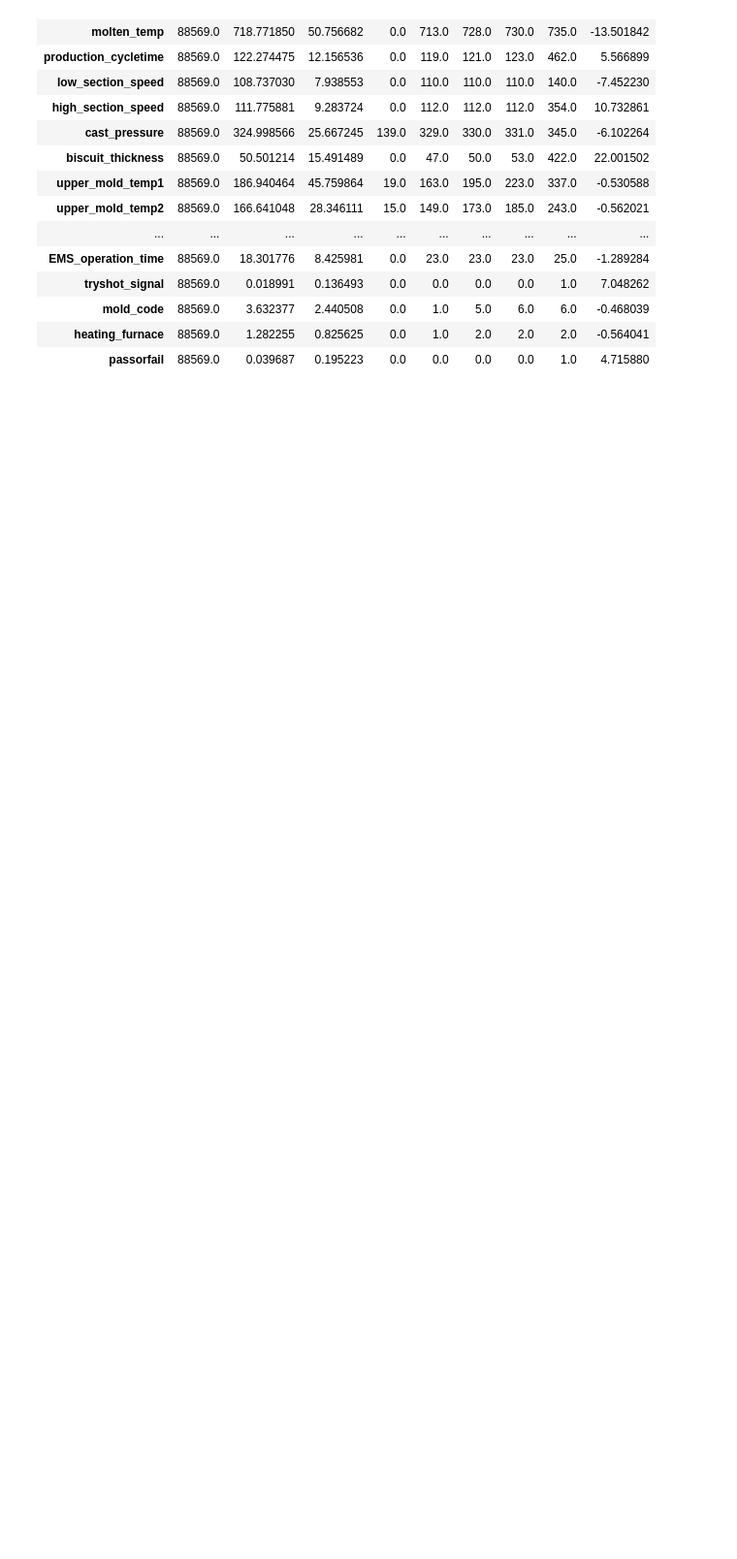
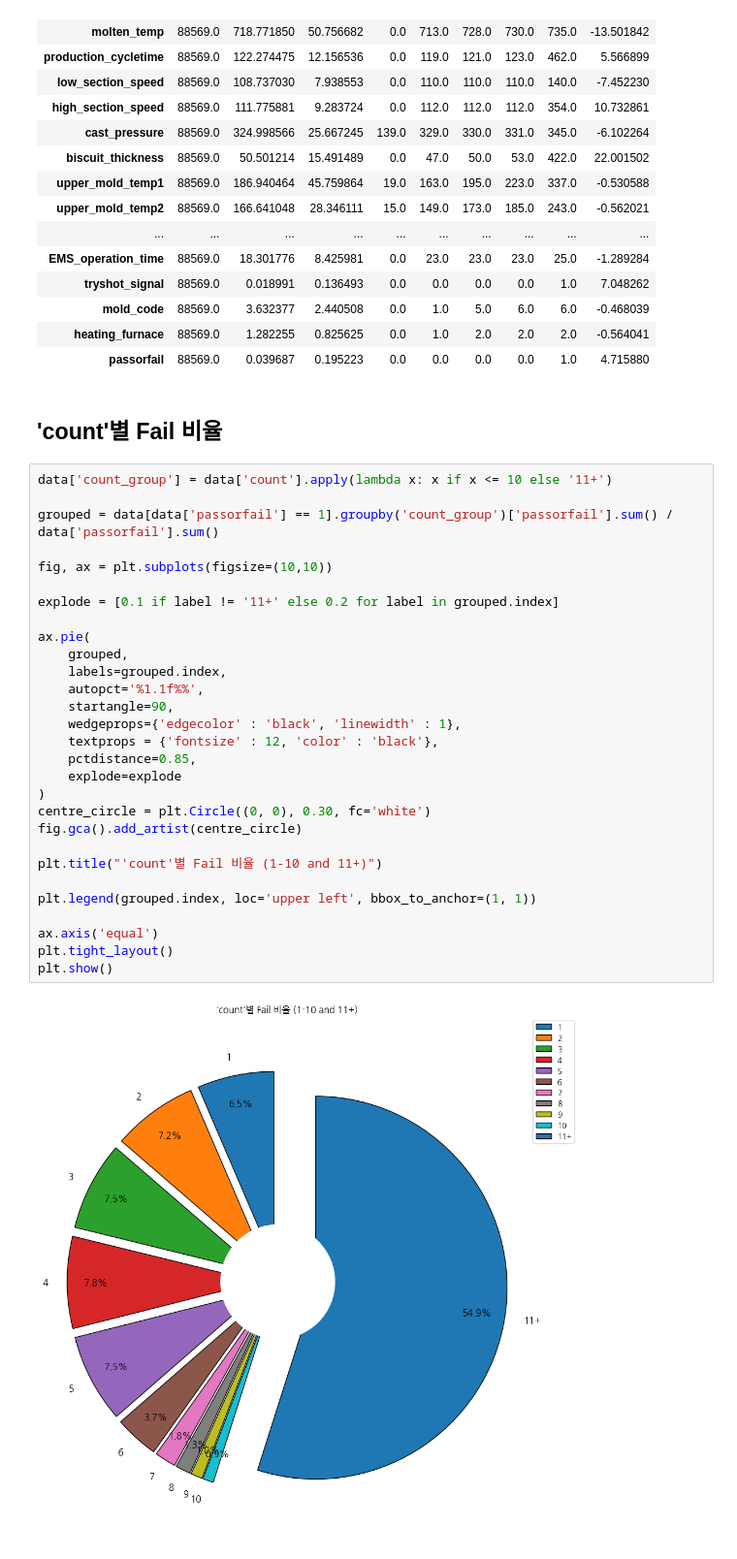
Before and after one commit to greatsangho/2024-Kamp-Competition, a Jupyter notebook: KampPreprocessedDataEDA.ipynb, the cells around one changed output. Shown at 97% size. Drawn from its saved outputs; the diff is of its cells as text; blank space fills up the shorter version.

Commit message:
Processed Data EDA - 3

```diff
--- a/KampPreprocessedDataEDA.ipynb
+++ b/KampPreprocessedDataEDA.ipynb
@@ -76,3 +77,36 @@ desc
 | mold_code | 88569.0 | 3.632377 | 2.440508 | 0.0 | 1.0 | 5.0 | 6.0 | 6.0 | -0.468039 |
 | heating_furnace | 88569.0 | 1.282255 | 0.825625 | 0.0 | 1.0 | 2.0 | 2.0 | 2.0 | -0.564041 |
 | passorfail | 88569.0 | 0.039687 | 0.195223 | 0.0 | 0.0 | 0.0 | 0.0 | 1.0 | 4.715880 |
+# %% [markdown]
+## 'count'별 Fail 비율
+# %%
+data['count_group'] = data['count'].apply(lambda x: x if x <= 10 else '11+')
+
+grouped = data[data['passorfail'] == 1].groupby('count_group')['passorfail'].sum() / data['passorfail'].sum()
+
+fig, ax = plt.subplots(figsize=(10,10))
+
+explode = [0.1 if label != '11+' else 0.2 for label in grouped.index]
+
+ax.pie(
+    grouped,
+    labels=grouped.index,
+    autopct='%1.1f%%',
+    startangle=90,
+    wedgeprops={'edgecolor' : 'black', 'linewidth' : 1},
+    textprops = {'fontsize' : 12, 'color' : 'black'},
+    pctdistance=0.85,
+    explode=explode
+)
+centre_circle = plt.Circle((0, 0), 0.30, fc='white')
+fig.gca().add_artist(centre_circle)
+
+plt.title("'count'별 Fail 비율 (1-10 and 11+)")
+
+plt.legend(grouped.index, loc='upper left', bbox_to_anchor=(1, 1))
+
+ax.axis('equal')
+plt.tight_layout()
+plt.show()
+# %% [output]
+[figure, added]
```
Also changed, not shown: parts of 1 cell of this notebook.
